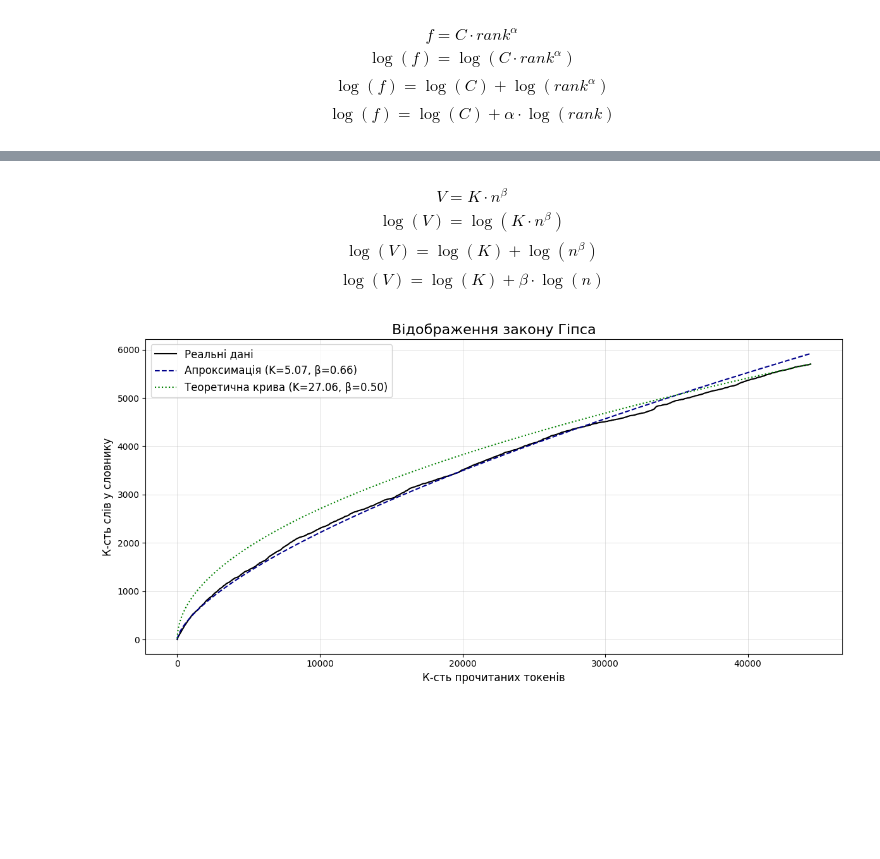
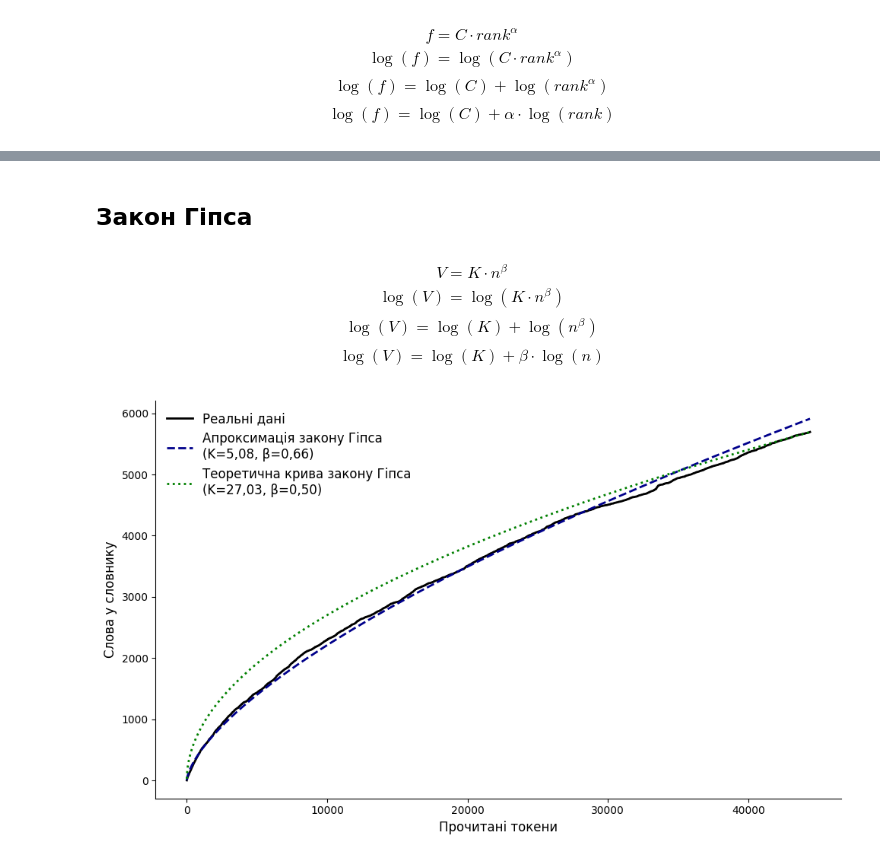
Before and after one commit to mzabrodin/nlp-book-analysis, a Jupyter notebook: lab02/Zabrodin_file_5.ipynb, the cells around one changed output, grey strips where cells are left out. Cells and saved outputs as stored; diff of their text form; code cells hidden in the pictures; blank space fills up the shorter version.

```diff
--- a/lab02/Zabrodin_file_5.ipynb
+++ b/lab02/Zabrodin_file_5.ipynb
@@ -113,3 +122,5 @@ plt.show()
+# %% [markdown]
+## Закон Гіпса
 # %% [markdown]
 $$V = K \cdot n^\beta$$
 $$\log(V) = \log(K \cdot n^\beta)$$
@@ -127,42 +138,44 @@ with open(INPUT_FILE, "r", encoding="utf-8") as f:
 token_counts = []
 vocab_sizes = []
 unique_words = set()
 
 for i, word in enumerate(words):
     unique_words.add(word)
     token_counts.append(i + 1)
     vocab_sizes.append(len(unique_words))
 
 token_counts = np.array(token_counts)
 vocab_sizes = np.array(vocab_sizes)
 
 log_n = np.log(token_counts)  # log(n)
 log_V = np.log(vocab_sizes)  # log(V)
 beta, log_K = np.polyfit(log_n, log_V, 1)  # beta & log(K)
 K = np.exp(log_K)  # K
 
 V_approximate = K * (token_counts ** beta)  # V = K * n^beta
 
 beta_theoretical = 0.5
 K_theoretical = vocab_sizes[-1] / (token_counts[-1] ** beta_theoretical)  # k = V/n^beta
 V_theoretical = K_theoretical * (token_counts ** beta_theoretical)  # V = k * n^beta
 
-plt.figure(figsize=(12, 6))
+fig, ax = plt.subplots(figsize=(10, 6))
 
-plt.plot(token_counts, vocab_sizes, color='black', label="Реальні дані")
-plt.plot(token_counts, V_approximate, color='darkblue', linestyle='--', label=f"Апроксимація (K={K:.2f}, β={beta:.2f})")
-plt.plot(token_counts, V_theoretical, color='green', linestyle=':',
-         label=f"Теоретична крива (K={K_theoretical:.2f}, β={beta_theoretical:.2f})")
+sns.lineplot(x=token_counts, y=vocab_sizes, color='black', linewidth=2, label="Реальні дані", ax=ax)
+sns.lineplot(x=token_counts, y=V_approximate, color='darkblue', linewidth=2, linestyle='--',
+             label=f"Апроксимація закону Гіпса\n(K={K:.2f}, β={beta:.2f})".replace(".", ","), ax=ax)
+sns.lineplot(x=token_counts, y=V_theoretical, color='green', linewidth=2, linestyle=':',
+             label=f"Теоретична крива закону Гіпса\n(K={K_theoretical:.2f}, β={beta_theoretical:.2f})".replace(".",
+                                                                                                               ","),
+             ax=ax)
 
-plt.title("Відображення закону Гіпса", fontsize=16)
-plt.xlabel("К-сть прочитаних токенів", fontsize=12)
-plt.ylabel("К-сть слів у словнику", fontsize=12)
-plt.legend(fontsize=12)
-plt.grid(linestyle='-', alpha=0.5)
+plt.xlabel("Прочитані токени", fontsize=12)
+plt.ylabel("Слова у словнику", fontsize=12)
+plt.legend(fontsize=12, frameon=False)
+sns.despine(ax=ax)
 plt.tight_layout()
 
-plt.savefig(OUTPUT_IMAGE, format='png', transparent=True, dpi=300)
+plt.savefig(OUTPUT_IMAGE, format='png', transparent=True, dpi=300, bbox_inches='tight')
 
 plt.show()
 # %% [output]
-[figure, old version]
+[figure, new version]
```
Also changed, not shown: parts of 5 cells of this notebook, 4 other files.
